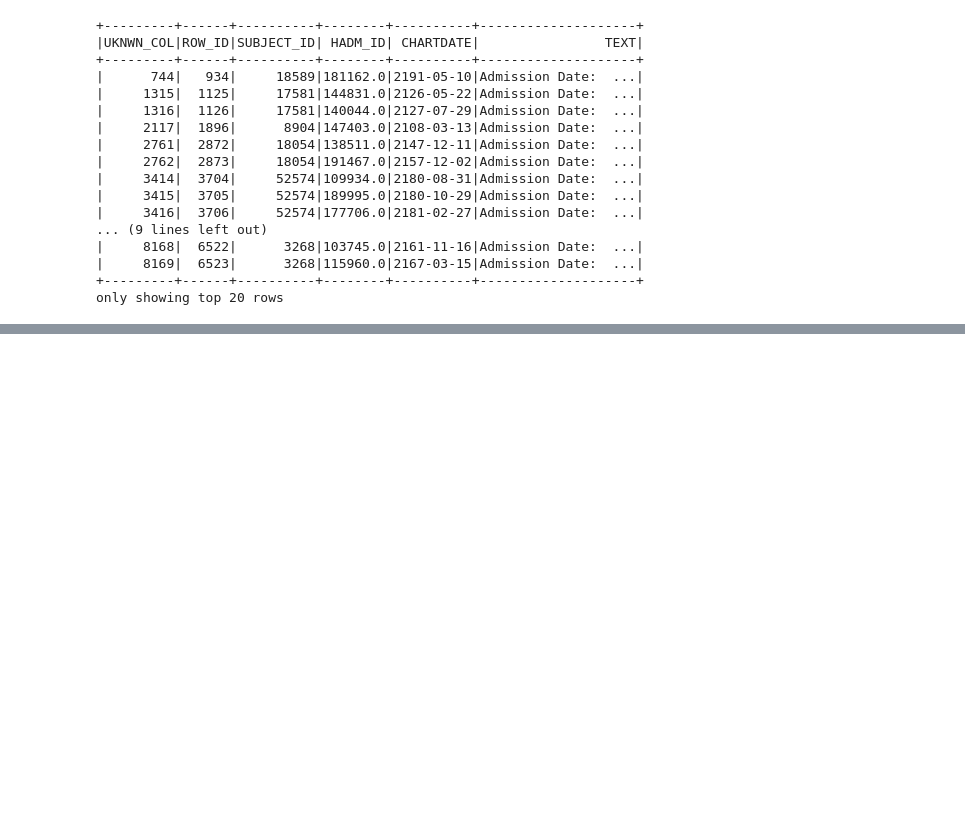
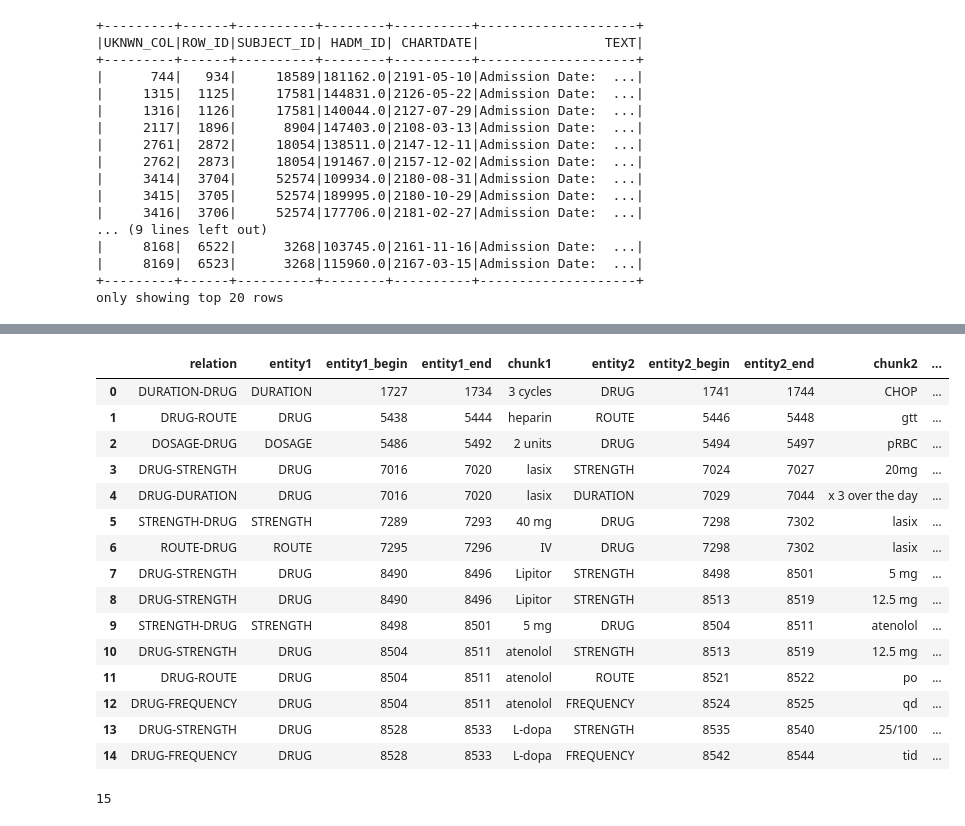
Before and after one commit to AsanAlacli/JSLABS, a Jupyter notebook: keyModel.ipynb, the cells around one changed output, grey strips where cells are left out. Saved outputs shown, nothing was run; the diff lists cells and outputs as text; code cells hidden in the pictures; blank space fills up the shorter version.

```diff
--- a/keyModel.ipynb
+++ b/keyModel.ipynb
@@ -247,6 +175,10 @@ TEXT             0
 dtype: int64
 # %%
 text = pandas_df.TEXT[0]
+# %%
+text = text.replace('\r', ' ')
+# %%
+text = text.replace('\n', ' ')
 # %%
 text
 # %% [output]
@@ -275,3 +304,5 @@ only showing top 20 rows
+# %%
+pd.set_option("display.max_colwidth", -1)
 # %%
 lmodel = LightPipeline(model)
 
@@ -286,0 +340,9 @@ results[0]
+# %%
+for rel in results[0]["relations"]:
+    print("{}({}={} - {}={})".format(
+        rel.result,
+        rel.metadata['entity1'],
+        rel.metadata['chunk1'],
+        rel.metadata['entity2'],
+        rel.metadata['chunk2']
+    ))
@@ -286,0 +365,46 @@ results[0]
+# %%
+def get_relations_df (results, col='relations'):
+  rel_pairs=[]
+  for rel in results[0][col]:
+      rel_pairs.append((
+          rel.result,
+          rel.metadata['entity1'],
+          rel.metadata['entity1_begin'],
+          rel.metadata['entity1_end'],
+          rel.metadata['chunk1'],
+          rel.metadata['entity2'],
+          rel.metadata['entity2_begin'],
+          rel.metadata['entity2_end'],
+          rel.metadata['chunk2'],
+          rel.metadata['confidence']
+      ))
+
+  rel_df = pd.DataFrame(rel_pairs, columns=['relation','entity1','entity1_begin','entity1_end','chunk1','entity2','entity2_begin','entity2_end','chunk2', 'confidence'])
+
+  return rel_df
+
+
+rel_df = get_relations_df (results)
+
+rel_df
+# %% [output]
+|  | relation | entity1 | entity1_begin | entity1_end | chunk1 | entity2 | entity2_begin | entity2_end | chunk2 | ... |
+| 0 | DURATION-DRUG | DURATION | 1727 | 1734 | 3 cycles | DRUG | 1741 | 1744 | CHOP | ... |
+| 1 | DRUG-ROUTE | DRUG | 5438 | 5444 | heparin | ROUTE | 5446 | 5448 | gtt | ... |
+| 2 | DOSAGE-DRUG | DOSAGE | 5486 | 5492 | 2 units | DRUG | 5494 | 5497 | pRBC | ... |
+| 3 | DRUG-STRENGTH | DRUG | 7016 | 7020 | lasix | STRENGTH | 7024 | 7027 | 20mg | ... |
+| 4 | DRUG-DURATION | DRUG | 7016 | 7020 | lasix | DURATION | 7029 | 7044 | x 3 over the day | ... |
+| 5 | STRENGTH-DRUG | STRENGTH | 7289 | 7293 | 40 mg | DRUG | 7298 | 7302 | lasix | ... |
+| 6 | ROUTE-DRUG | ROUTE | 7295 | 7296 | IV | DRUG | 7298 | 7302 | lasix | ... |
+| 7 | DRUG-STRENGTH | DRUG | 8490 | 8496 | Lipitor | STRENGTH | 8498 | 8501 | 5 mg | ... |
+| 8 | DRUG-STRENGTH | DRUG | 8490 | 8496 | Lipitor | STRENGTH | 8513 | 8519 | 12.5 mg | ... |
+| 9 | STRENGTH-DRUG | STRENGTH | 8498 | 8501 | 5 mg | DRUG | 8504 | 8511 | atenolol | ... |
+| 10 | DRUG-STRENGTH | DRUG | 8504 | 8511 | atenolol | STRENGTH | 8513 | 8519 | 12.5 mg | ... |
+| 11 | DRUG-ROUTE | DRUG | 8504 | 8511 | atenolol | ROUTE | 8521 | 8522 | po | ... |
+| 12 | DRUG-FREQUENCY | DRUG | 8504 | 8511 | atenolol | FREQUENCY | 8524 | 8525 | qd | ... |
+| 13 | DRUG-STRENGTH | DRUG | 8528 | 8533 | L-dopa | STRENGTH | 8535 | 8540 | 25/100 | ... |
+| 14 | DRUG-FREQUENCY | DRUG | 8528 | 8533 | L-dopa | FREQUENCY | 8542 | 8544 | tid | ... |
+# %%
+len(rel_df)
+# %% [output]
+15
```
Also changed, not shown: parts of 49 cells of this notebook.
